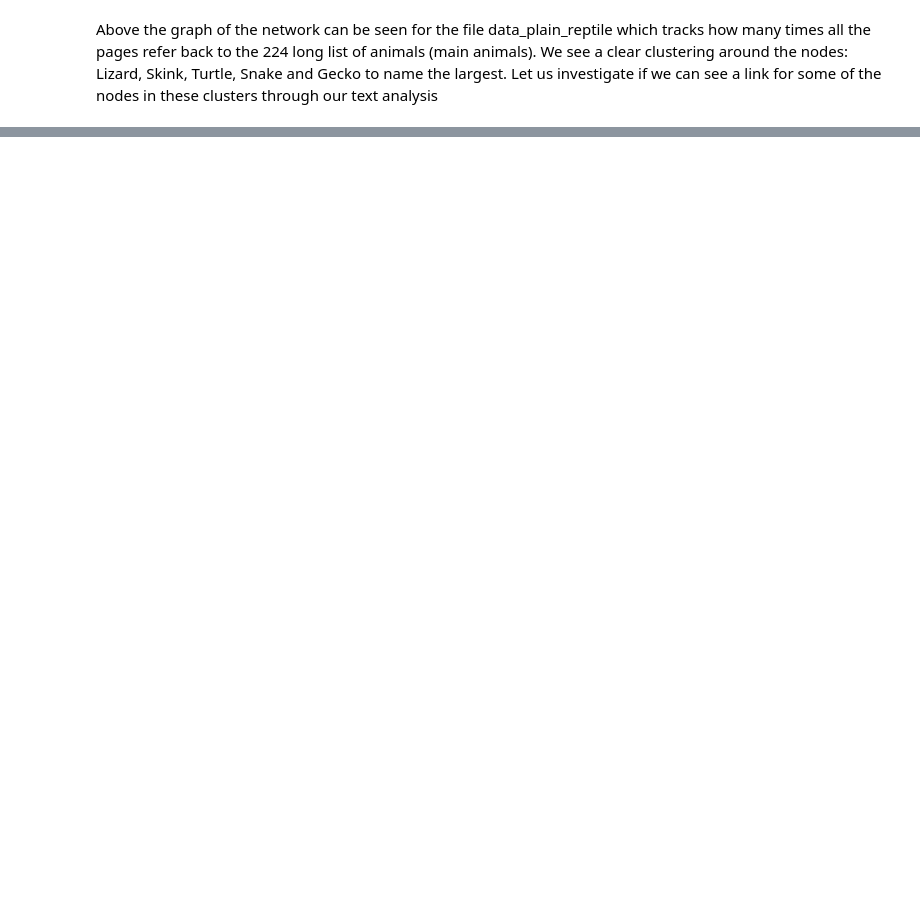
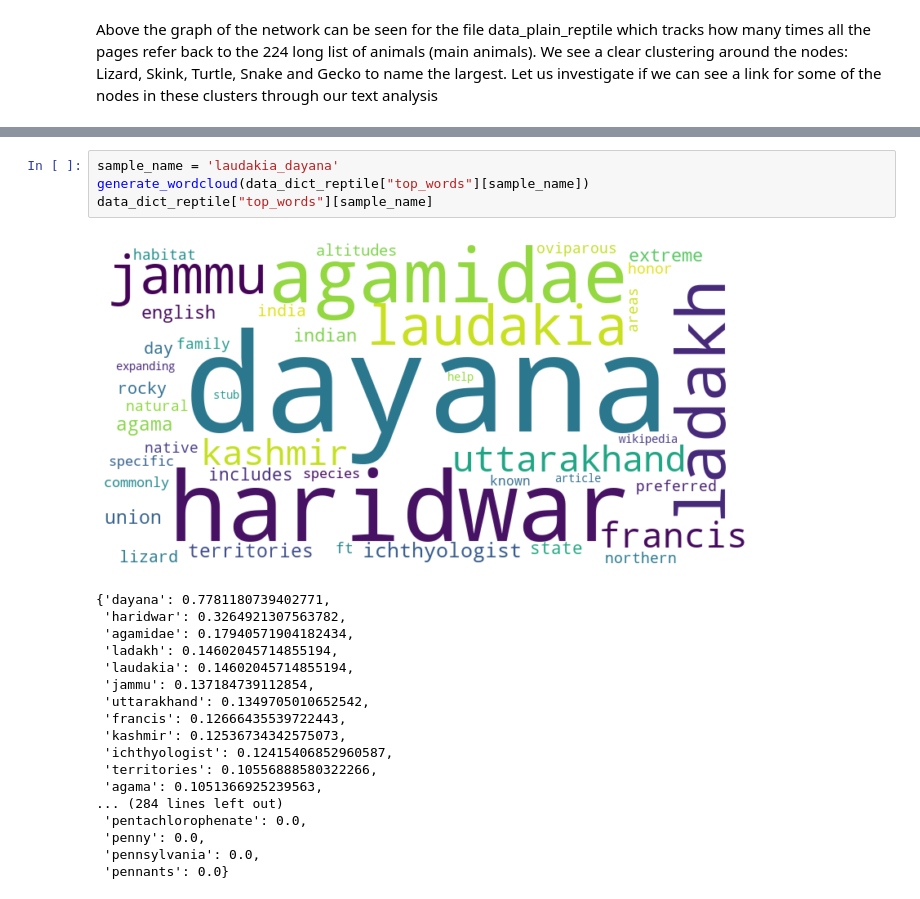
Before and after one commit to cerichs/CSS_Project_A_and_B, a Jupyter notebook: text_analysis.ipynb, the cells around one changed output, grey strips where cells are left out. Saved outputs shown, nothing was run; the diff lists cells and outputs as text; blank space fills up the shorter version.

```diff
--- a/text_analysis.ipynb
+++ b/text_analysis.ipynb
@@ -228,0 +238,23 @@ KeyError: 'Laudakia_dayana'
+# %%
+sample_name = 'laudakia_dayana'
+generate_wordcloud(data_dict_reptile["top_words"][sample_name])
+data_dict_reptile["top_words"][sample_name]
+# %% [output]
+[figure, added]
+{'dayana': 0.7781180739402771,
+ 'haridwar': 0.3264921307563782,
+ 'agamidae': 0.17940571904182434,
+ 'ladakh': 0.14602045714855194,
+ 'laudakia': 0.14602045714855194,
+ 'jammu': 0.137184739112854,
+ 'uttarakhand': 0.1349705010652542,
+ 'francis': 0.12666435539722443,
+ 'kashmir': 0.12536734342575073,
+ 'ichthyologist': 0.12415406852960587,
+ 'territories': 0.10556888580322266,
+ 'agama': 0.1051366925239563,
+... (284 lines left out)
+ 'pentachlorophenate': 0.0,
+ 'penny': 0.0,
+ 'pennsylvania': 0.0,
+ 'pennants': 0.0}
```
Also changed, not shown: parts of 10 cells of this notebook, 4 other files.
